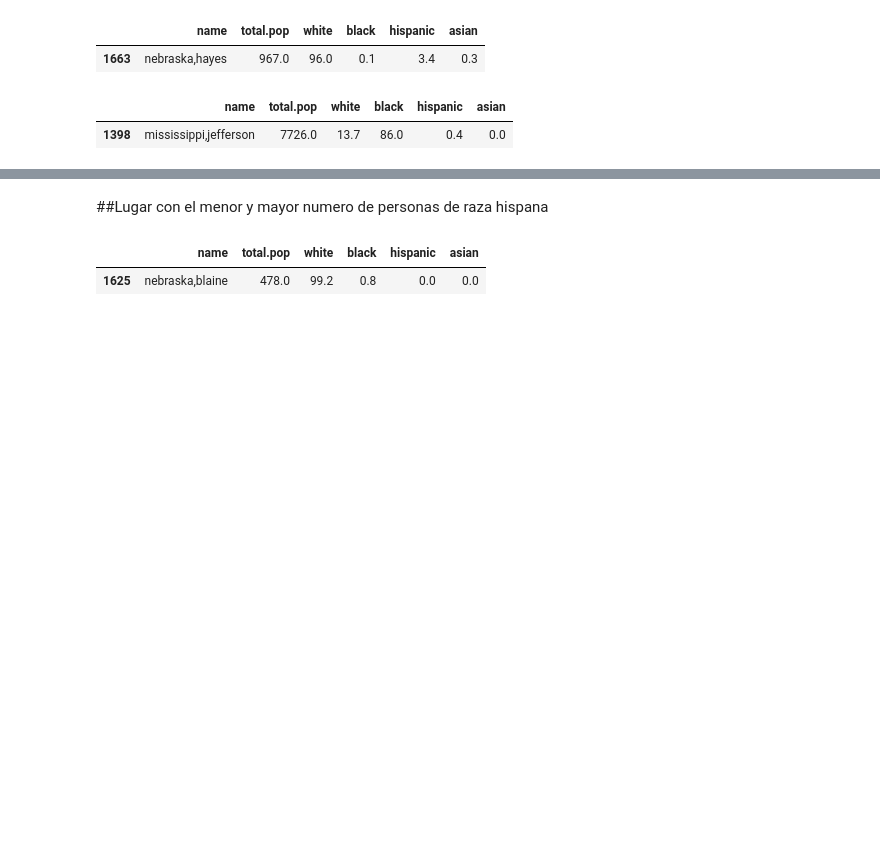
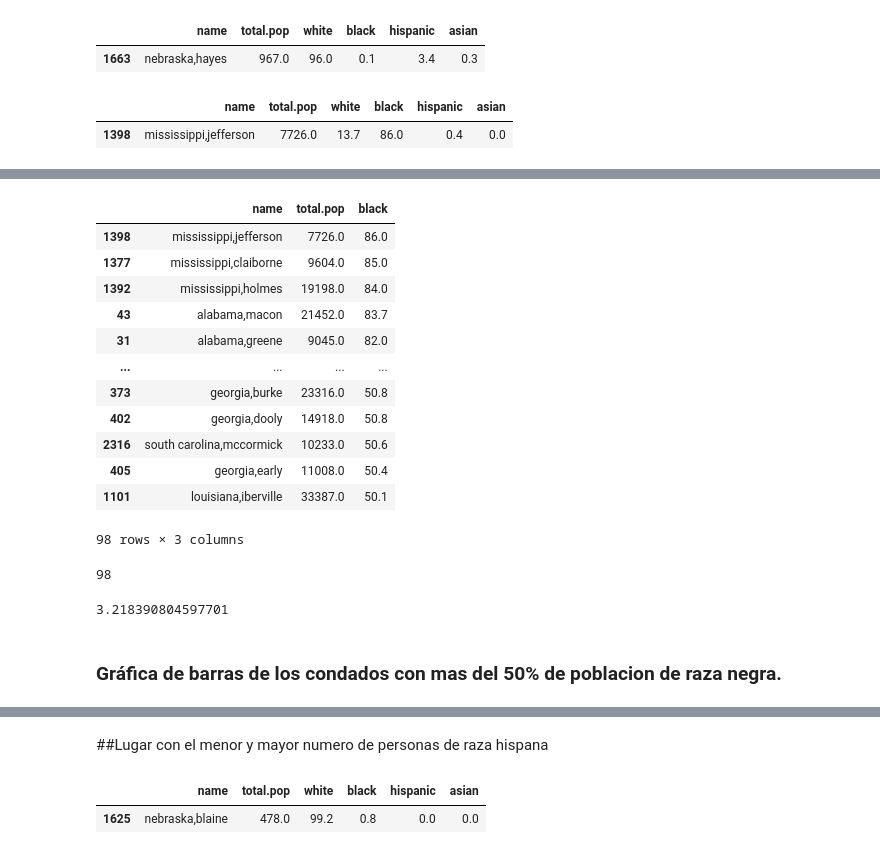
Before and after one commit to giocarro/Ciencia_de_datos, a Jupyter notebook: Pandas_tarea_1.ipynb, the cells around one changed output, grey strips where cells are left out. Cells and saved outputs as stored; diff of their text form; code cells hidden in the pictures; blank space fills up the shorter version.

```diff
--- a/Pandas_tarea_1.ipynb
+++ b/Pandas_tarea_1.ipynb
@@ -293,0 +313,29 @@ df.loc[df['black'] == max(df['black'])]
+# %%
+df_bl1 = df_bl.loc[df_bl['black'] > 50].sort_values('black', ascending = False)
+df_bl1
+# %% [output]
+|  | name | total.pop | black |
+| 1398 | mississippi,jefferson | 7726.0 | 86.0 |
+| 1377 | mississippi,claiborne | 9604.0 | 85.0 |
+| 1392 | mississippi,holmes | 19198.0 | 84.0 |
+| 43 | alabama,macon | 21452.0 | 83.7 |
+| 31 | alabama,greene | 9045.0 | 82.0 |
+| ... | ... | ... | ... |
+| 373 | georgia,burke | 23316.0 | 50.8 |
+| 402 | georgia,dooly | 14918.0 | 50.8 |
+| 2316 | south carolina,mccormick | 10233.0 | 50.6 |
+| 405 | georgia,early | 11008.0 | 50.4 |
+| 1101 | louisiana,iberville | 33387.0 | 50.1 |
+98 rows × 3 columns
+# %%
+#Cantidad de condados con mas del 50% con gente de raza negra
+len(df_bl1['name'])
+# %% [output]
+98
+# %%
+#Porcentaje de condados donde mas del 50% de la poblacion es de raza blanca
+len(df_bl1['name'])/len(df1['name'])*100
+# %% [output]
+3.218390804597701
+# %% [markdown]
+### Gráfica de barras de los condados con mas del 50% de poblacion de raza negra.
```
Also changed, not shown: parts of 5 cells of this notebook.
